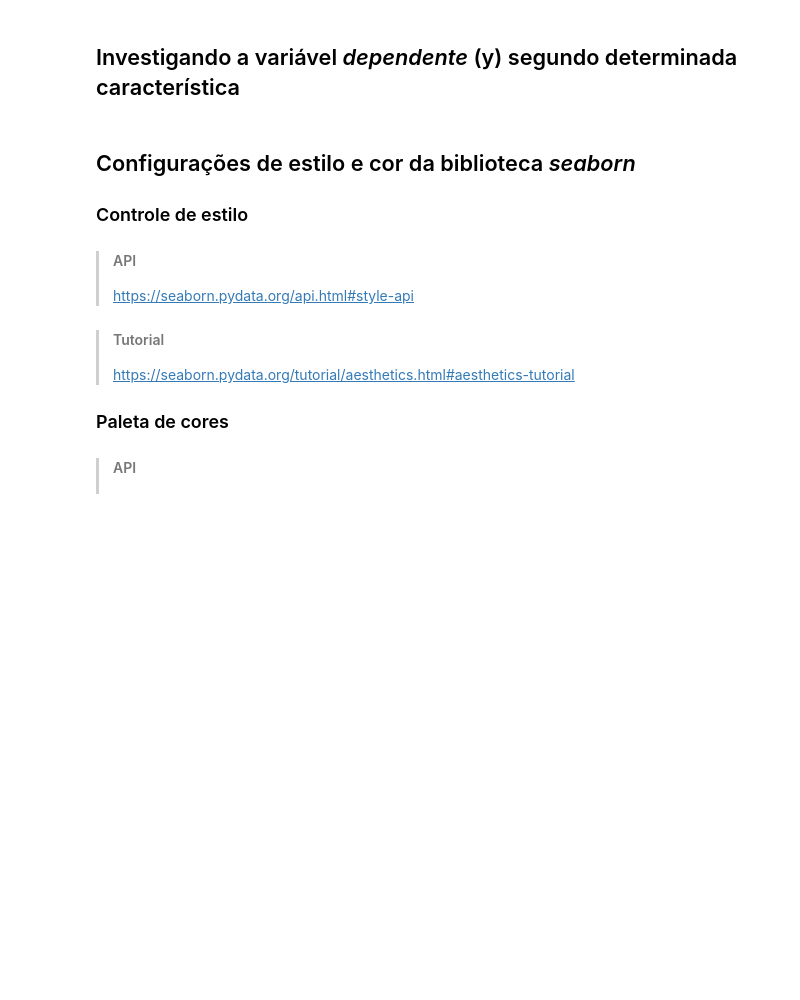
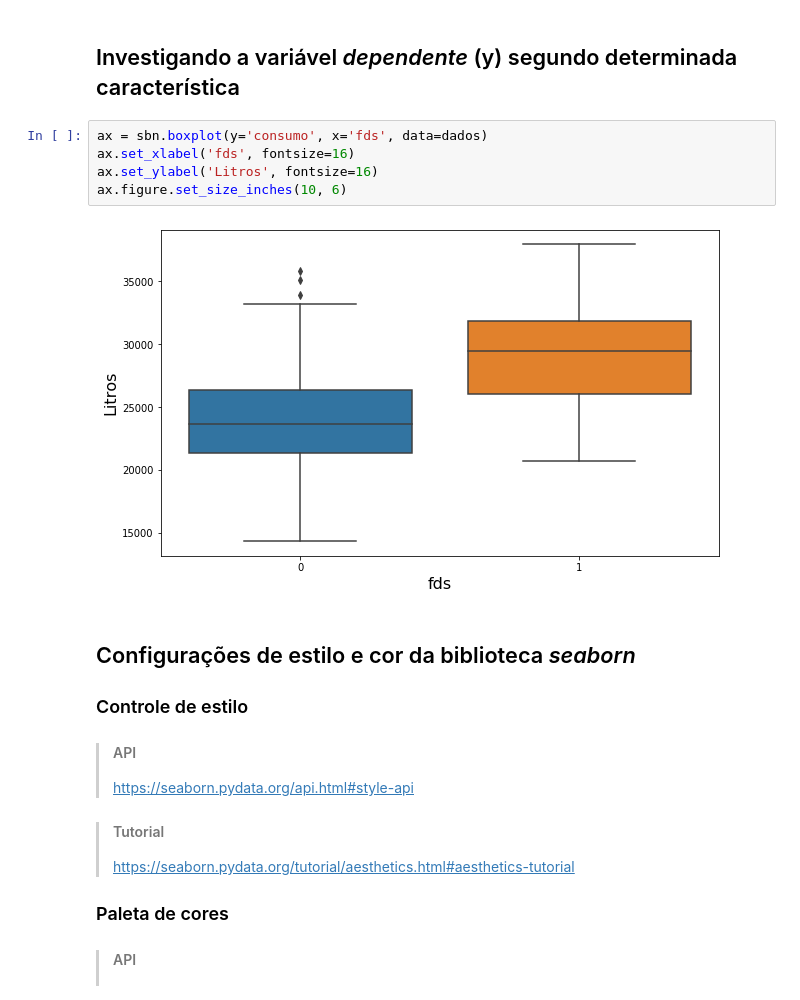
Before and after one commit to a6santa/curso-regrassao-linear-python, a Jupyter notebook: Projeto/Regressao Linear.ipynb, the cells around one changed output. Cells and saved outputs as stored; diff of their text form; blank space fills up the shorter version.

Commit message:
aula de boxplot

```diff
--- a/Projeto/Regressao Linear.ipynb
+++ b/Projeto/Regressao Linear.ipynb
@@ -139,6 +138,13 @@ ax.figure.set_size_inches(8, 6)
 <hr style='border: 2px solid red;'>
 # %% [markdown]
 ## Investigando a variável *dependente* (y) segundo determinada característica
+# %%
+ax = sbn.boxplot(y='consumo', x='fds', data=dados)
+ax.set_xlabel('fds', fontsize=16)
+ax.set_ylabel('Litros', fontsize=16)
+ax.figure.set_size_inches(10, 6)
+# %% [output]
+[figure, added]
 # %% [markdown]
 ## Configurações de estilo e cor da biblioteca *seaborn*
 
```
Also changed, not shown: parts of 3 cells of this notebook.
